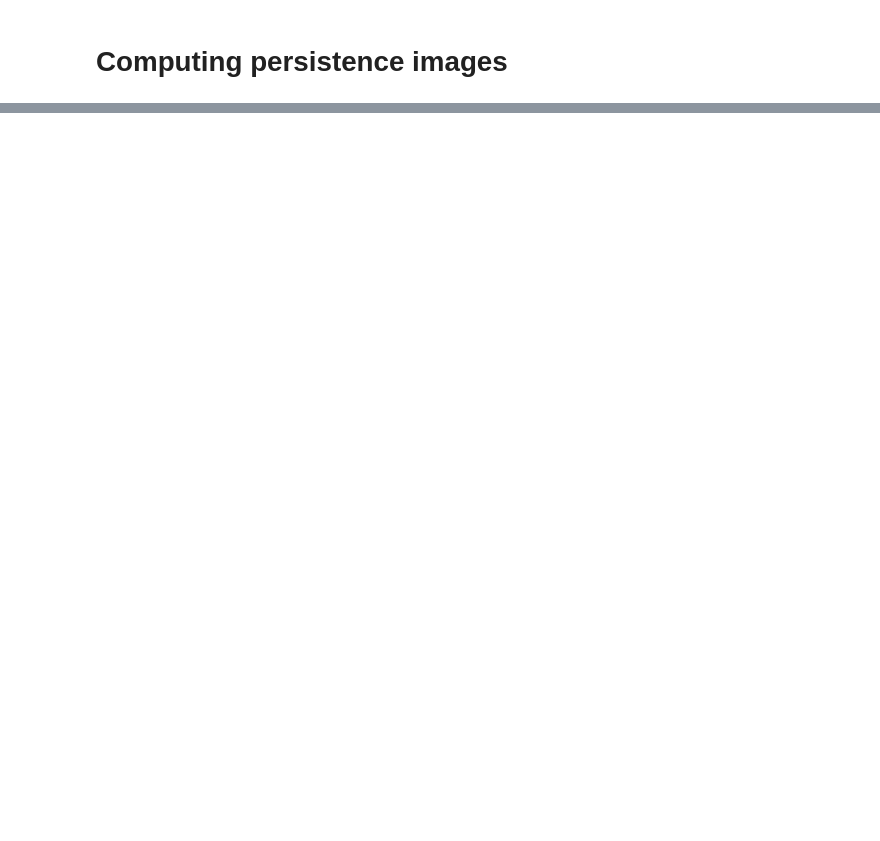
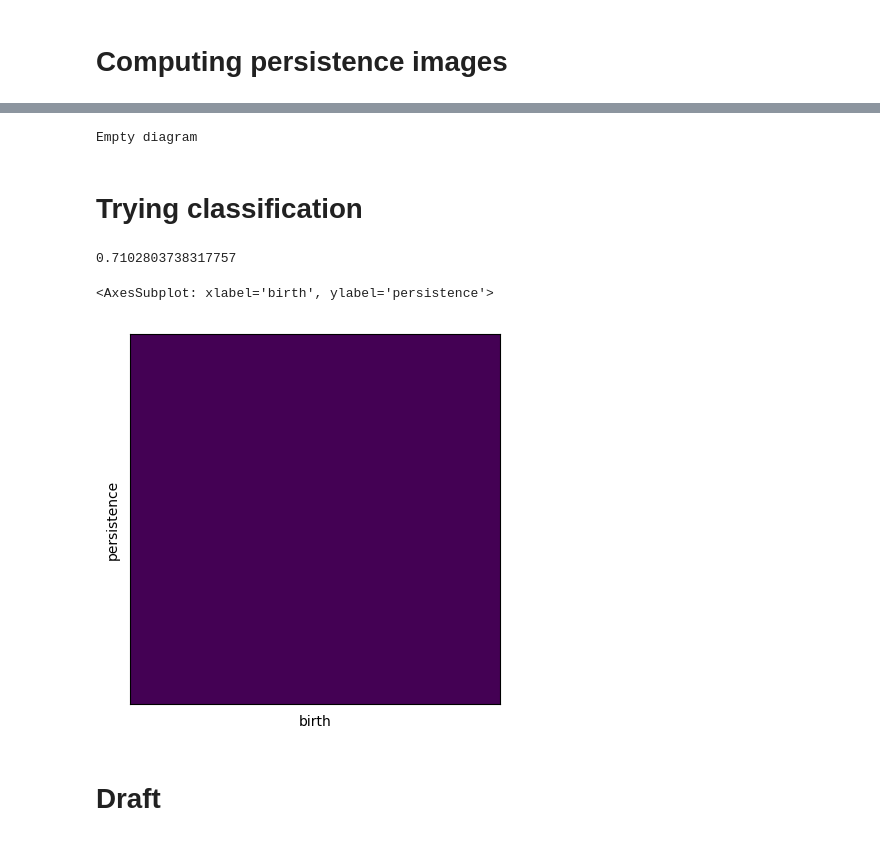
Before and after one commit to quentinassemat/tda-codex, a Jupyter notebook: mouse_spleen/tda_mouse_spleen.ipynb, the cells around one changed output, grey strips where cells are left out. Drawn from its saved outputs; the diff is of its cells as text; code cells hidden in the pictures; blank space fills up the shorter version.

```diff
--- a/mouse_spleen/tda_mouse_spleen.ipynb
+++ b/mouse_spleen/tda_mouse_spleen.ipynb
@@ -162,8 +126,8 @@ We can see that in many cases in don't have many structure in our data so the pe
 # %% [markdown]
 # Computing persistence images
 # %%
-pimgr = PersistenceImager(pixel_size=40)
-# pimgr.kernel_params = {'sigma': np.array([[1, 0],[0, 6]])}
+pimgr = PersistenceImager(pixel_size=1)
+pimgr.kernel_params = {'sigma': np.array([[1, 0],[0, 6]])}
 # %%
 # Computing persistence images
 
@@ -199,0 +157,15 @@ plt.show()
+# %%
+# Ploting persistence images
+
+(ID, SN, i, j) = (SNs[6], IDs[17], 1, 3)
+
+image = images[(ID, SN, i, j)]
+if image is None or not np.any(images[(SN, ID, i, j)]):
+    print("Empty diagram")
+else:
+    plt.figure(figsize=(13, 8))
+    pimgr.plot_image(image)
+    plt.title(f"Persistence image (id = {ID}, SN = {SN}, tile = X0{i}_Y0{j})")
+    plt.show()
+# %% [output]
+Empty diagram
@@ -199,0 +181,46 @@ plt.show()
+# %% [markdown]
+# Trying classification
+# %%
+# We build our test/train data set
+
+# SNs is ['MRL-6', 'BALBc-1', 'MRL-8', 'MRL-4', 'MRL-5', 'BALBc-3', 'MRL-9', 'BALBc-2', 'MRL-7']
+SNs_MRL = ['MRL-6', 'MRL-8', 'MRL-4', 'MRL-5', 'MRL-9', 'MRL-7']
+# SNs_BALBc = ['BALBc-1', 'BALBc-2', 'BALBc-3']
+
+images_mrl = []
+images_balbc = []
+
+for SN in SNs:
+    for ID in IDs:
+        for i in range(1, 8):
+            for j in range(1, 10):
+                if images[(SN, ID, i, j)] is not None and np.any(images[(SN, ID, i, j)]):
+                    if SN in SNs_MRL:
+                        images_mrl.append(images[(SN, ID, i, j)])
+                    else:
+                        images_balbc.append(images[(SN, ID, i, j)])
+
+
+
+# Define labels (0 normal spleen, 1 disease)
+labels = np.zeros(len(images_balbc) + len(images_mrl))
+labels[len(images_mrl):] = 1
+images_array = np.array([image.flatten() for image in images_balbc] + [image.flatten() for image in images_mrl])
+
+X_train, X_test, y_train, y_test = train_test_split(images_array, labels, test_size=0.40, random_state=42)
+# %%
+# Try classification
+
+lr = LogisticRegression()
+lr.fit(X_train, y_train)
+lr.score(X_test, y_test)
+# %% [output]
+0.7102803738317757
+# %%
+inverse_image = np.copy(lr.coef_).reshape(pimgr.resolution)
+pimgr.plot_image(inverse_image)
+# %% [output]
+<AxesSubplot: xlabel='birth', ylabel='persistence'>
+[figure, added]
+# %% [markdown]
+# Draft
```
Also changed, not shown: parts of 12 cells of this notebook.
